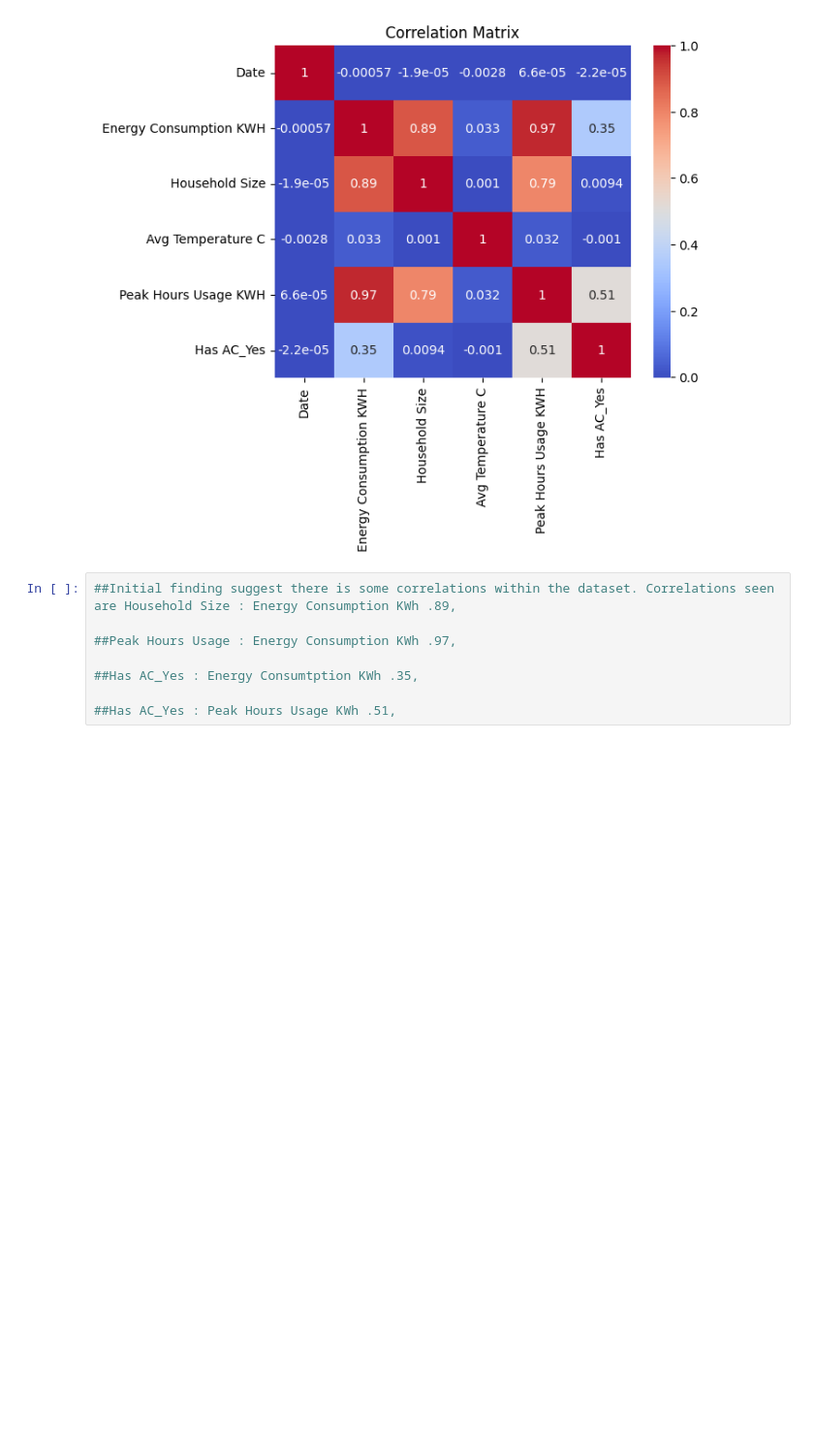
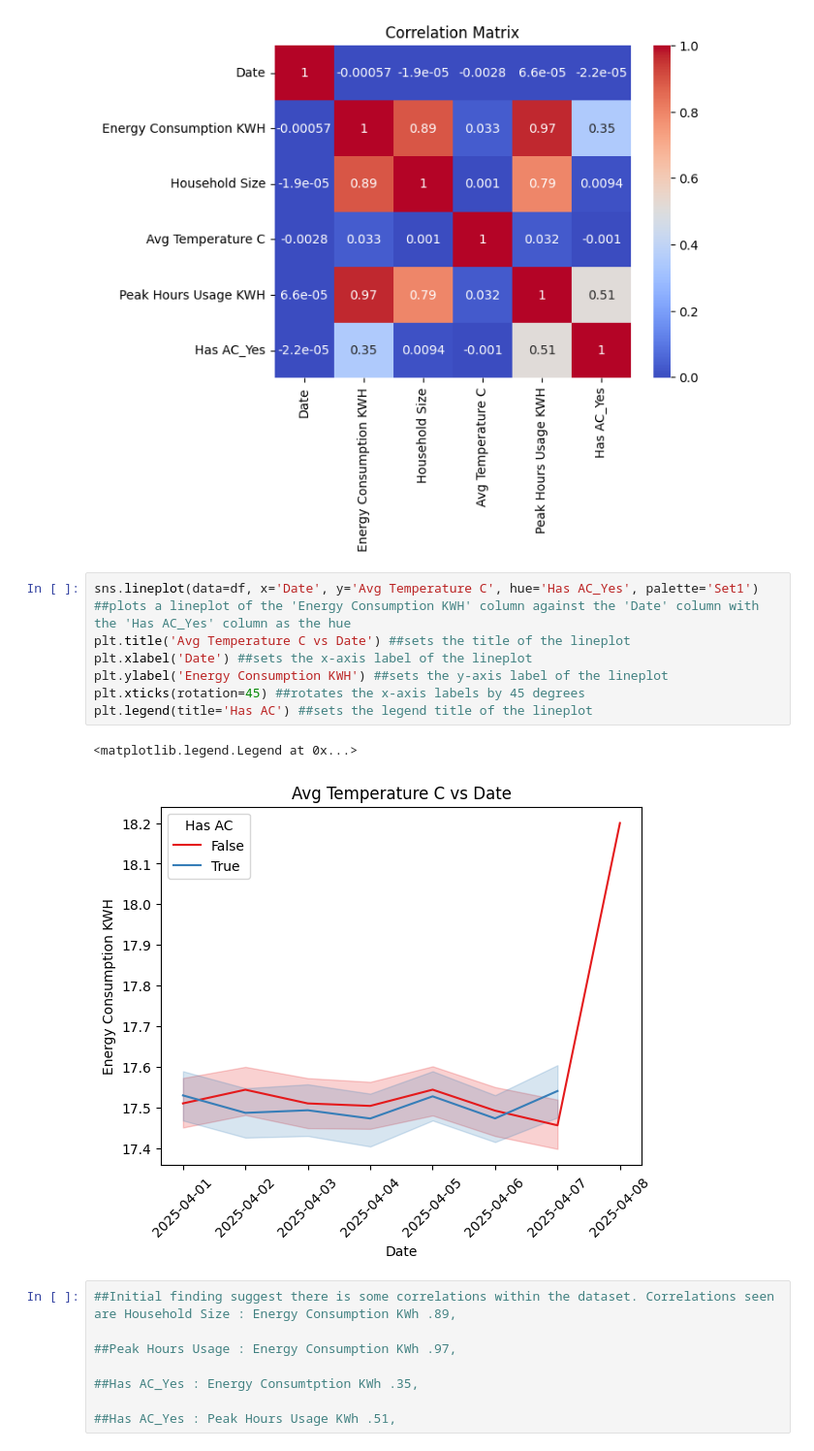
Before and after one commit to ClaytonM556/Household-Energy-Consumption, a Jupyter notebook: Household Energy Consumption.ipynb, the cells around one changed output. Shown at 97% size. Cells and saved outputs as stored; diff of their text form; blank space fills up the shorter version.

Commit message:
Brought in a line plot, removed the visualization dealing with model.

```diff
--- a/Household Energy Consumption.ipynb
+++ b/Household Energy Consumption.ipynb
@@ -249,6 +249,16 @@ plt.title('Correlation Matrix') ##sets the title of the heatmap
 # %% [output]
 Text(0.5, 1.0, 'Correlation Matrix')
 [figure]
+# %%
+sns.lineplot(data=df, x='Date', y='Avg Temperature C', hue='Has AC_Yes', palette='Set1') ##plots a lineplot of the 'Energy Consumption KWH' column against the 'Date' column with the 'Has AC_Yes' column as the hue
+plt.title('Avg Temperature C vs Date') ##sets the title of the lineplot
+plt.xlabel('Date') ##sets the x-axis label of the lineplot
+plt.ylabel('Energy Consumption KWH') ##sets the y-axis label of the lineplot
+plt.xticks(rotation=45) ##rotates the x-axis labels by 45 degrees
+plt.legend(title='Has AC') ##sets the legend title of the lineplot
+# %% [output]
+<matplotlib.legend.Legend at 0x...>
+[figure, added]
 # %%
 ##Initial finding suggest there is some correlations within the dataset. Correlations seen are Household Size : Energy Consumption KWh .89,
                                                                                              ##Peak Hours Usage : Energy Consumption KWh .97,
```
Also changed, not shown: parts of 2 cells of this notebook.
